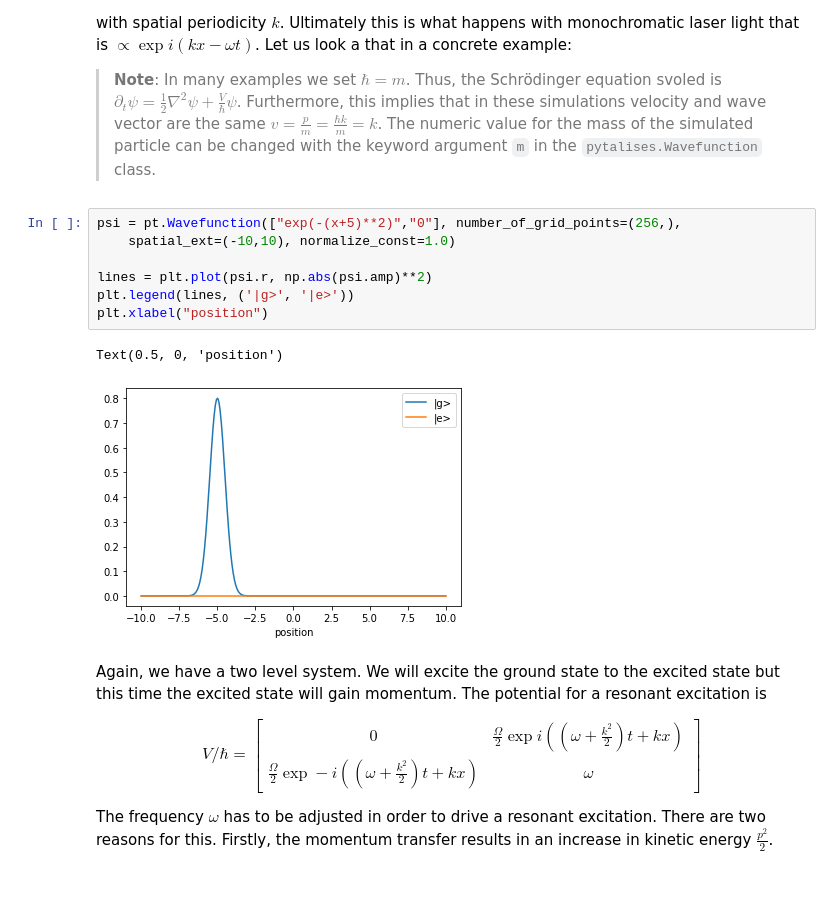
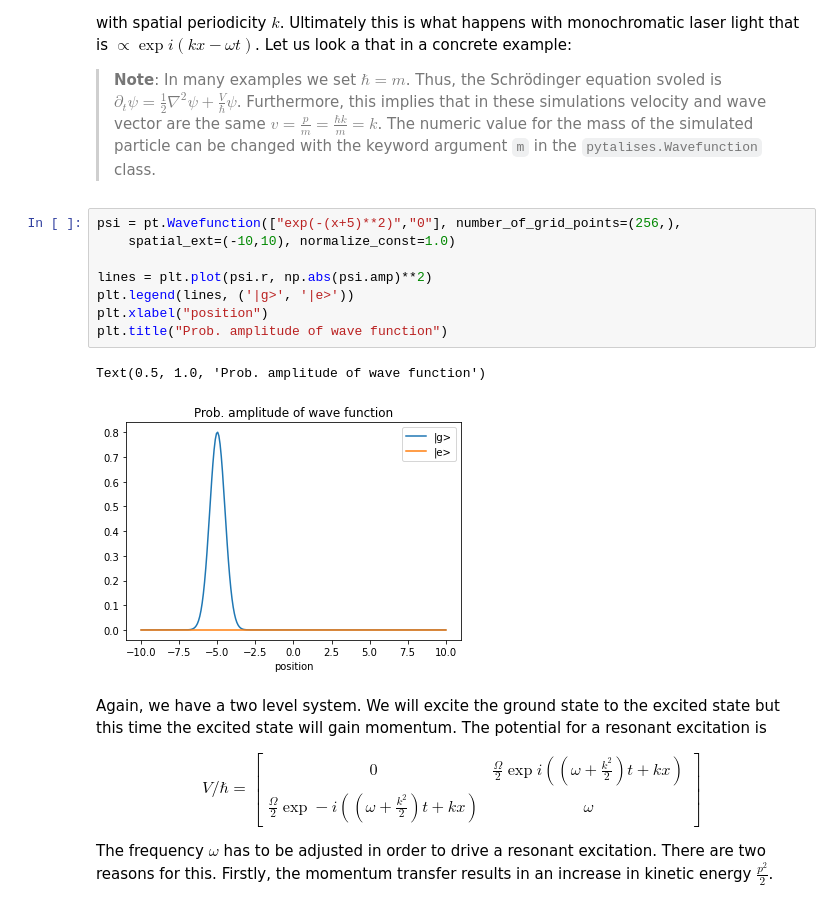
Before and after one commit to savowe/pytalises, a Jupyter notebook: docs/source/additional_examples.ipynb, the cells around one changed output. Saved outputs shown, nothing was run; the diff lists cells and outputs as text.

```diff
--- a/docs/source/additional_examples.ipynb
+++ b/docs/source/additional_examples.ipynb
@@ -62,13 +63,14 @@ Let us look a that in a concrete example:
 # %%
 psi = pt.Wavefunction(["exp(-(x+5)**2)","0"], number_of_grid_points=(256,),
     spatial_ext=(-10,10), normalize_const=1.0)
 
 lines = plt.plot(psi.r, np.abs(psi.amp)**2)
 plt.legend(lines, ('|g>', '|e>'))
 plt.xlabel("position")
+plt.title("Prob. amplitude of wave function")
 # %% [output]
-Text(0.5, 0, 'position')
+Text(0.5, 1.0, 'Prob. amplitude of wave function')
-[figure, old version]
+[figure, new version]
 # %% [markdown]
 Again, we have a two level system. We will excite the ground state to the excited state but this time the excited state will gain momentum.
 The potential for a resonant excitation is
```
Also changed, not shown: parts of 24 cells of this notebook, 6 other files.
